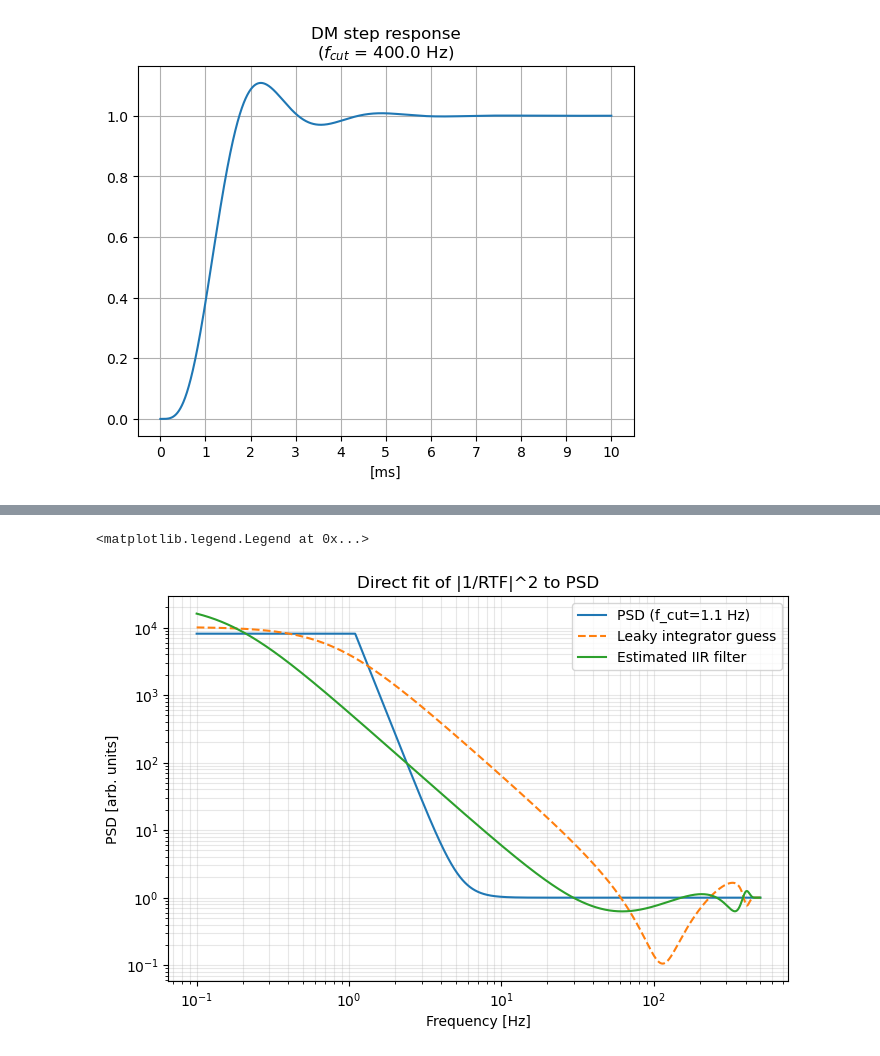
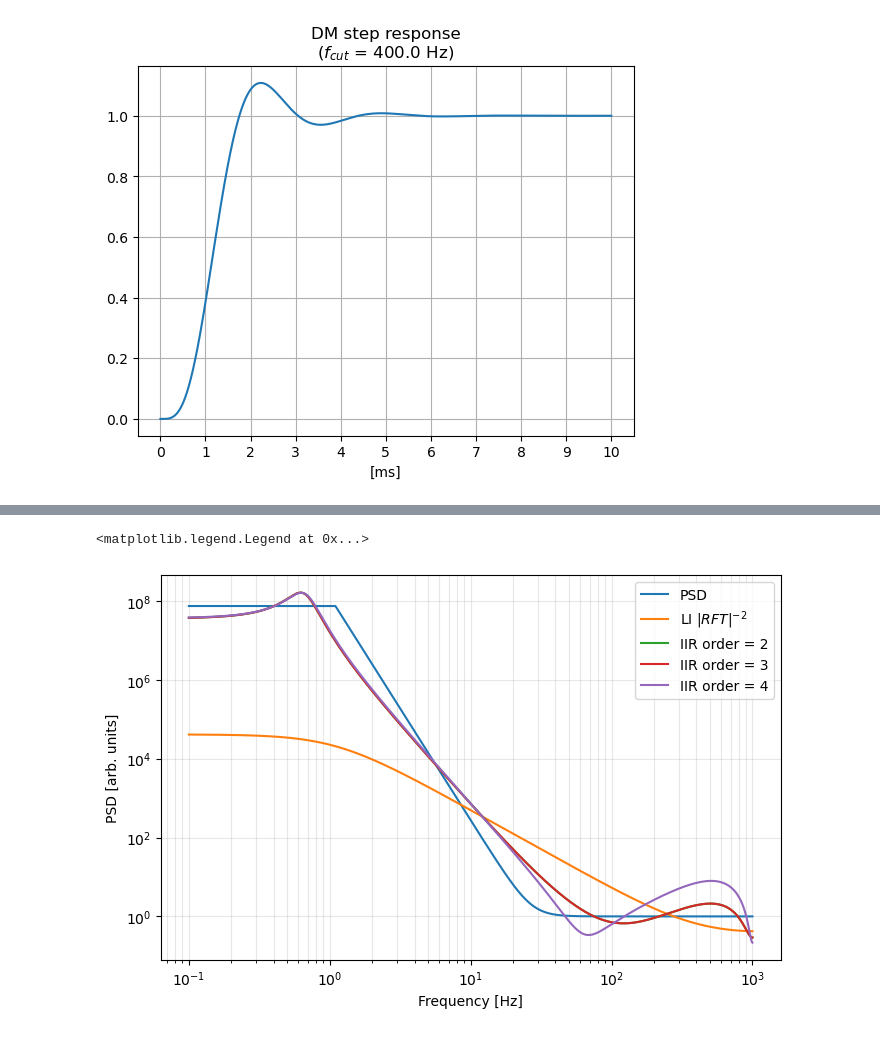
Before and after one commit to ArcetriAdaptiveOptics/SPECULA, a Jupyter notebook: config/SensorFusion/stability.ipynb, the cells around one changed output, grey strips where cells are left out. Cells and saved outputs as stored; diff of their text form; code cells hidden in the pictures.

```diff
--- a/config/SensorFusion/stability.ipynb
+++ b/config/SensorFusion/stability.ipynb
@@ -169,24 +79,30 @@ open_loop_obj = IirFilterData(ordnum=[len(ol_num)], ordden=[len(ol_den)], num=[o
 # %%
 from scipy.integrate import simpson as simps
 
-fs = 1000.0           # sampling frequency [Hz]
-noise_floor = 1e-5    # white noise floor (arb. units)
+fs = 2000.0           # sampling frequency [Hz]
+noise_floor = 1e-8    # white noise floor (m)
 n = 2
 
-# frequency vector for PSD (up to Nyquist)
-freq_psd = np.logspace(-1, np.log10(fs/2), 2000)
 
-def get_zernike_spectra(f, n:int, pow:float, V:float, D:float = 8.2, noise_floor:float=0.0):
+def von_karman_power(k,r0,L0,D):
+    C = 0.02289558710855519
+    B = k**2 + (D/L0)**2
+    return C * (r0/D)**(-5.0/3.0) * B**(-11.0/6.0)
+
+
+def get_zernike_spectra(f, n:int, V:float, r0:float=10e-2, L0=25, D:float = 8.2, noise_floor:float=0.0):
     f_cut = 0.3 * (n+1) * V / D
     psd = np.ones_like(f)
     if n == 1:
         psd[f<=f_cut] = (f[f<=f_cut] / f_cut) ** (-2.0/3.0)
     psd[f>f_cut] = (f[f>f_cut] / f_cut) ** (-17.0/3.0)
-    psd *= pow/simps(psd,f)
+    vkp = von_karman_power(n/D, r0, L0, D) * (2*np.pi*500e-9)**2
+    psd *= vkp/simps(psd,f)
     psd += noise_floor**2
     return psd, f_cut
 
-psd, f_cut = get_zernike_spectra(freq_psd, n=n, pow=1e-6, V=10, noise_floor=noise_floor)
+freq_psd = np.logspace(-1, np.log10(fs/2), 2000)
+psd, f_cut = get_zernike_spectra(freq_psd, n=n, V=10, noise_floor=noise_floor)
 psd /= noise_floor**2
 
 # plot results
@@ -203,55 +209,37 @@ plt.show()
 # %%
-# --- Direct optimization of IIR coefficients to match PSD without RLS ---
-from scipy.optimize import minimize
+order = 3
 
-# target order same as before
-p = 4+(n==1)  # denominator length
-q = 3+(n==1)  # numerator length
+_, theta_est2 = estimate_theta(psd,f_cut,order=2)
+_, theta_est = estimate_theta(psd,f_cut,order=3)
+theta_init, theta_est4 = estimate_theta(psd,f_cut,order=4)
 
-# cost function compares log-magnitude to avoid scale issues
-
-def iir_cost(theta):
-    b = theta[: p-1]
-    a = theta[p-1 :]
-    filt = IirFilterData(ordnum=[len(a)], ordden=[len(b)], num=[a], den=[b])
-    rtf = filt.RTF(mode=0, fs=fs, freq=freq_psd, dm=dm_plant, nw=nw_plant, dw=1.0, plot=False)
-    C = 1/rtf**2
-    return np.sum((np.log10(C)-np.log10(psd)) ** 2)
-
-# initial guess from simple leaky integrator (controller)
-# controller.num/den hold the leaky integrator coefficients
-b_init = np.zeros(p - 1)
-a_init = np.zeros(q)
-
-# copy whatever we can from the controller, truncated or zero‑padded
-b_orig = controller.den[0]
-a_orig = controller.num[0]
-
-b_init[: min(len(b_orig), len(b_init))] = b_orig[: min(len(b_orig), len(b_init))]
-a_init[: min(len(a_orig), len(a_init))] = a_orig[: min(len(a_orig), len(a_init))]
-
-init_theta = np.concatenate([b_init, a_init])
-
-result = minimize(iir_cost, init_theta, method='Powell', options={'maxiter':1e+4, 'ftol':1e-8})
-
-theta_est = result.x
-b_est = theta_est[: p-1]
-a_est = theta_est[p-1 :]
-print("estimated theta", theta_est)
+b_init = theta_init[: order]
+a_init = theta_init[order :]
+b_est2 = theta_est[: 2]
+a_est2 = theta_est[2 :]
+b_est = theta_est[: order]
+a_est = theta_est[order :]
+b_est4 = theta_est4[: 4]
+a_est4 = theta_est4[4 :]
 
 # compare on plot
 filt_init = IirFilterData(ordnum=[len(a_init)], ordden=[len(b_init)], num=[a_init], den=[b_init])
-C_init = filt_init.RTF(mode=0, fs=fs, freq=freq_psd, dm=dm_plant, nw=nw_plant, dw=1.0, plot=False)**-2 #np.abs(1 + filt_init.frequency_response(num=a_init, den=b_init, fs=fs, freq=freq_psd)) ** 2
+C_init = filt_init.RTF(mode=0, fs=fs, freq=freq_psd, dm=1.0, nw=nw_delay, dw=dw_delay, plot=False)**-2 #np.abs(1 + filt_init.frequency_response(num=a_init, den=b_init, fs=fs, freq=freq_psd)) ** 2
 filt_est = IirFilterData(ordnum=[len(a_est)], ordden=[len(b_est)], num=[a_est], den=[b_est])
-C_est = filt_est.RTF(mode=0, fs=fs, freq=freq_psd, dm=dm_plant, nw=nw_plant, dw=1.0, plot=False)**-2 #np.abs(1 + filt_est.frequency_response(num=a_est, den=b_est, fs=fs, freq=freq_psd)) ** 2
+C_est = filt_est.RTF(mode=0, fs=fs, freq=freq_psd, dm=1.0, nw=nw_delay, dw=dw_delay, plot=False)**-2 #np.abs(1 + filt_est.frequency_response(num=a_est, den=b_est, fs=fs, freq=freq_psd)) ** 2
+filt_est2 = IirFilterData(ordnum=[len(a_est2)], ordden=[len(b_est2)], num=[a_est2], den=[b_est2])
+C_est2 = filt_est.RTF(mode=0, fs=fs, freq=freq_psd, dm=1.0, nw=nw_delay, dw=dw_delay, plot=False)**-2 #np.abs(1 + filt_est.frequency_response(num=a_est, den=b_est, fs=fs, freq=freq_psd)) ** 2
+filt_est4 = IirFilterData(ordnum=[len(a_est4)], ordden=[len(b_est4)], num=[a_est4], den=[b_est4])
+C_est4 = filt_est4.RTF(mode=0, fs=fs, freq=freq_psd, dm=1.0, nw=nw_delay, dw=dw_delay, plot=False)**-2 #np.abs(1 + filt_est.frequency_response(num=a_est, den=b_est, fs=fs, freq=freq_psd)) ** 2
 
 plt.figure(figsize=(8,5))
-plt.loglog(freq_psd, psd, label=f'PSD (f_cut={f_cut:.1f} Hz)')
-plt.loglog(freq_psd, C_init, '--', label='Leaky integrator guess')
-plt.loglog(freq_psd, C_est, label='Estimated IIR filter')
+plt.loglog(freq_psd, psd, label=f'PSD')
+plt.loglog(freq_psd, C_init, label=r'LI $|RFT|^{-2}$')
+plt.loglog(freq_psd, C_est2, label=r'IIR order = 2')
+plt.loglog(freq_psd, C_est, label=r'IIR order = 3')
+plt.loglog(freq_psd, C_est4, label=r'IIR order = 4')
 plt.xlabel('Frequency [Hz]')
 plt.ylabel('PSD [arb. units]')
-plt.title('Direct fit of |1/RTF|^2 to PSD')
 plt.grid(which='both', alpha=0.3)
 plt.legend()
 # %% [output]
@@ -259,2 +253,2 @@ estimated theta [-1.01065324  1.00669993  0.00496099  0.1837754  -0.18801993  0.
 <matplotlib.legend.Legend at 0x...>
-[figure, old version]
+[figure, new version]
```
Also changed, not shown: parts of 13 cells of this notebook, 18 other files.
